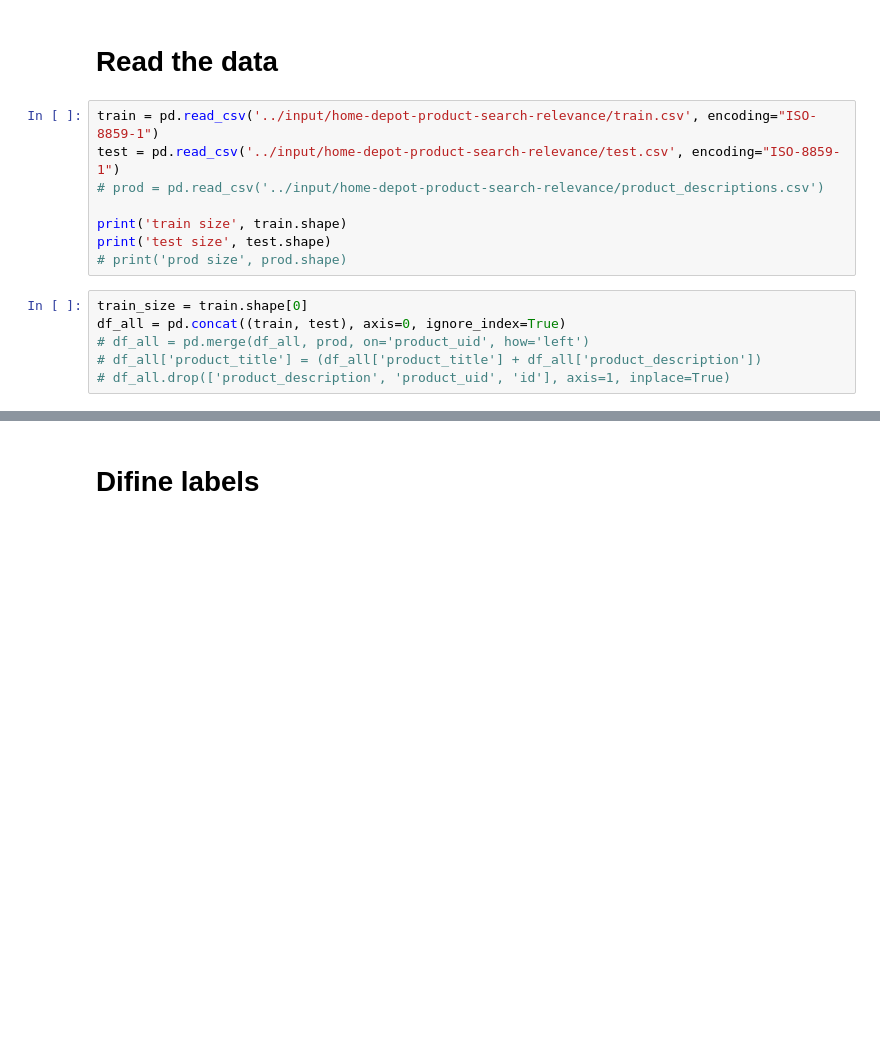
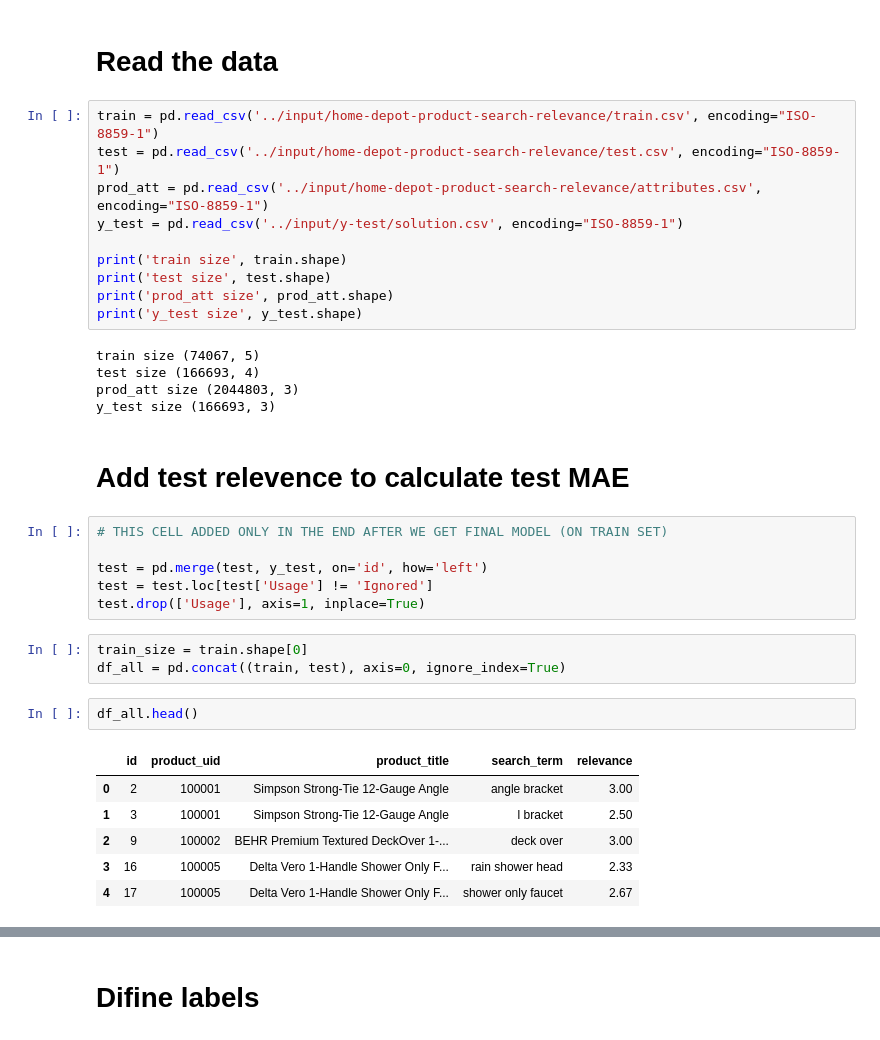
Before and after one commit to ronniemi/deep_learning, a Jupyter notebook: assignment 3/Siamese network _Word embedding LSTM.ipynb, the cells around one changed output, grey strips where cells are left out. Saved outputs shown, nothing was run; the diff lists cells and outputs as text; blank space fills up the shorter version.

```diff
--- a/assignment 3/Siamese network _Word embedding LSTM.ipynb
+++ b/assignment 3/Siamese network _Word embedding LSTM.ipynb
@@ -50,14 +55,35 @@ print(os.listdir("../input"))
 # %%
 train = pd.read_csv('../input/home-depot-product-search-relevance/train.csv', encoding="ISO-8859-1")
 test = pd.read_csv('../input/home-depot-product-search-relevance/test.csv', encoding="ISO-8859-1")
-# prod = pd.read_csv('../input/home-depot-product-search-relevance/product_descriptions.csv')
+prod_att = pd.read_csv('../input/home-depot-product-search-relevance/attributes.csv', encoding="ISO-8859-1")
+y_test = pd.read_csv('../input/y-test/solution.csv', encoding="ISO-8859-1")
 
 print('train size', train.shape)
 print('test size', test.shape)
-# print('prod size', prod.shape)
+print('prod_att size', prod_att.shape)
+print('y_test size', y_test.shape)
+# %% [output]
+train size (74067, 5)
+test size (166693, 4)
+prod_att size (2044803, 3)
+y_test size (166693, 3)
+# %% [markdown]
+# Add test relevence to calculate test MAE
+# %%
+# THIS CELL ADDED ONLY IN THE END AFTER WE GET FINAL MODEL (ON TRAIN SET)
+
+test = pd.merge(test, y_test, on='id', how='left')
+test = test.loc[test['Usage'] != 'Ignored']
+test.drop(['Usage'], axis=1, inplace=True)
 # %%
 train_size = train.shape[0]
 df_all = pd.concat((train, test), axis=0, ignore_index=True)
-# df_all = pd.merge(df_all, prod, on='product_uid', how='left')
-# df_all['product_title'] = (df_all['product_title'] + df_all['product_description'])
-# df_all.drop(['product_description', 'product_uid', 'id'], axis=1, inplace=True)
+# %%
+df_all.head()
+# %% [output]
+|  | id | product_uid | product_title | search_term | relevance |
+| 0 | 2 | 100001 | Simpson Strong-Tie 12-Gauge Angle | angle bracket | 3.00 |
+| 1 | 3 | 100001 | Simpson Strong-Tie 12-Gauge Angle | l bracket | 2.50 |
+| 2 | 9 | 100002 | BEHR Premium Textured DeckOver 1-... | deck over | 3.00 |
+| 3 | 16 | 100005 | Delta Vero 1-Handle Shower Only F... | rain shower head | 2.33 |
+| 4 | 17 | 100005 | Delta Vero 1-Handle Shower Only F... | shower only faucet | 2.67 |
```
Also changed, not shown: parts of 22 cells of this notebook.
